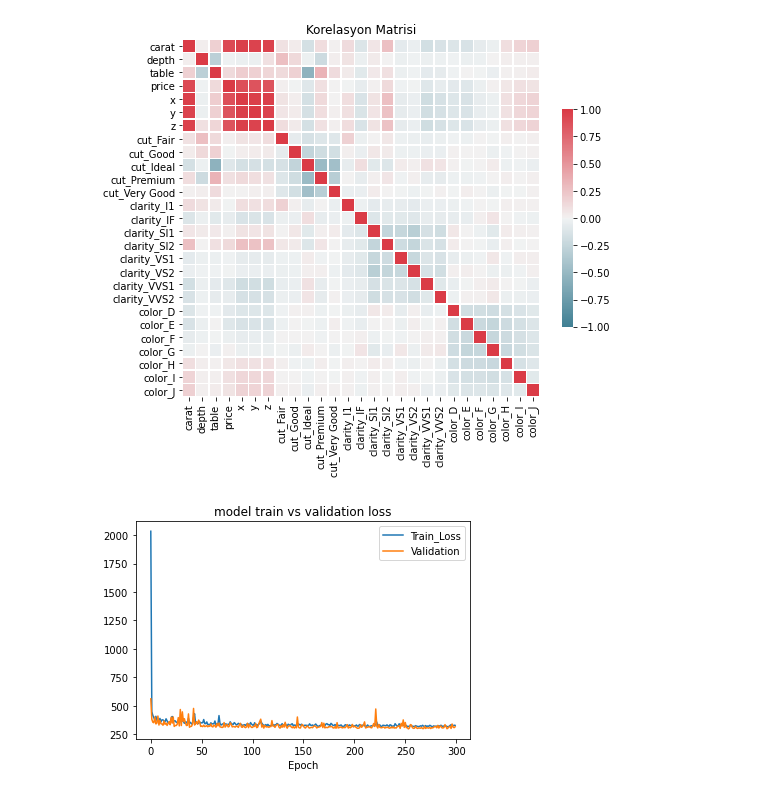
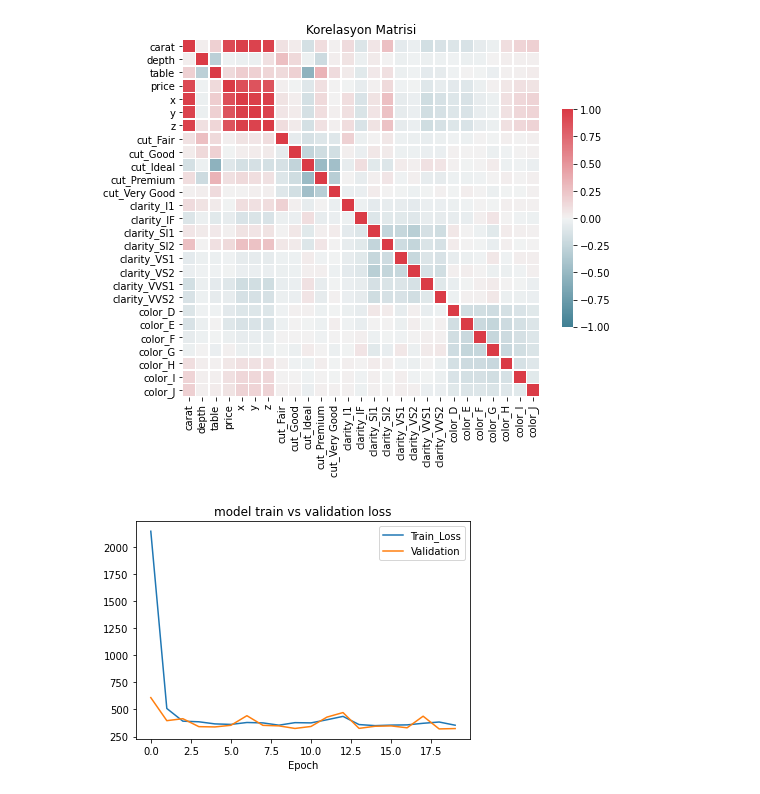
Before and after one commit to YagmurOzden/-Diamond-Price-Prediction, a Jupyter notebook: DiamondPricePrediction.ipynb, the cells around one changed output. Drawn from its saved outputs; the diff is of its cells as text; code cells hidden in the pictures.

```diff
--- a/DiamondPricePrediction.ipynb
+++ b/DiamondPricePrediction.ipynb
@@ -56,9 +49,9 @@ print(df.head(10))
 8   0.22       Fair     E     VS2   65.1   61.0    337  3.87  3.78  2.49
 9   0.23  Very Good     H     VS1   59.4   61.0    338  4.00  4.05  2.39
 # %%
-print(df.dtypes)
-df_othercolumns=df.drop('price',axis=1)
-df_price=df['price']
+print(diamond.dtypes)
+diamond_othercolumns=diamond.drop('price',axis=1)
+diamond_price=diamond['price']
 # %% [output]
 carat      float64
 cut         object
@@ -74,11 +67,11 @@ dtype: object
 # %%
 # string değerlerimizi binary haline getiriyoruz
 #string to binary
-df = pd.get_dummies(df, columns=['cut'])
-df = pd.get_dummies(df, columns=['clarity'])
-df = pd.get_dummies(df, columns=['color'])
+diamond = pd.get_dummies(diamond, columns=['cut'])
+diamond = pd.get_dummies(diamond, columns=['clarity'])
+diamond = pd.get_dummies(diamond, columns=['color'])
 
-df.head()
+diamond.head()
 # %% [output]
 |  | carat | depth | table | price | x | y | z | cut_Fair | cut_Good | cut_Ideal | ... | ... |
 | 0 | 0.23 | 61.5 | 55.0 | 326 | 3.95 | 3.98 | 2.43 | 0 | 0 | 1 | ... | ... |
@@ -103,9 +96,9 @@ df.describe()
 # %%
 
 #giris, input
-X = df.drop('price',axis=1).values
+X = diamond.drop('price',axis=1).values
 #cıkıs output
-Y = df_price.values
+Y = diamond_price.values
 
 #Burada verilerimizin ne kadarını öğreteceğimizi belirliyoruz test_size=0.2 demek verilerimin %80'i öğrenme için %20'si
 #test için kullanılacak diyoruz. random_state=101 ise verilerin kendi arasında karıştırılmasıdır.
@@ -167,9 +160,9 @@ _________________________________________________________________
 #At this stage, we determine the batch_size and epoch and draw the graphics of our model.
 
 
-# lr,epoch sayısı belirleme
+# learning rate
 lr=0.1
-num_epochs = 300
+num_epochs = 20
 # adam optimizasyonu kullanıldı
 adam0=Adam(lr=lr)
 batch_size=512
@@ -213,15 +205,15 @@ Text(0.5, 1.0, 'Korelasyon Matrisi')
 # %%
 
 # model loss
-plt.plot(history.history['loss'],label='denemee1232')
+plt.plot(history.history['loss'],label='try')
 plt.plot(history.history['val_loss'])
 plt.title('model train vs validation loss')
 plt.xlabel('Epoch')
 plt.legend(['Train_Loss', 'Validation'], loc='upper right')
 plt.show()
 plt.close()
 # %% [output]
-[figure, old version]
+[figure, new version]
 # %%
 # model prediction vs y_test
 plt.plot(Y_test, color = 'yellow', label = 'Real data')
```
Also changed, not shown: parts of 8 cells of this notebook.
